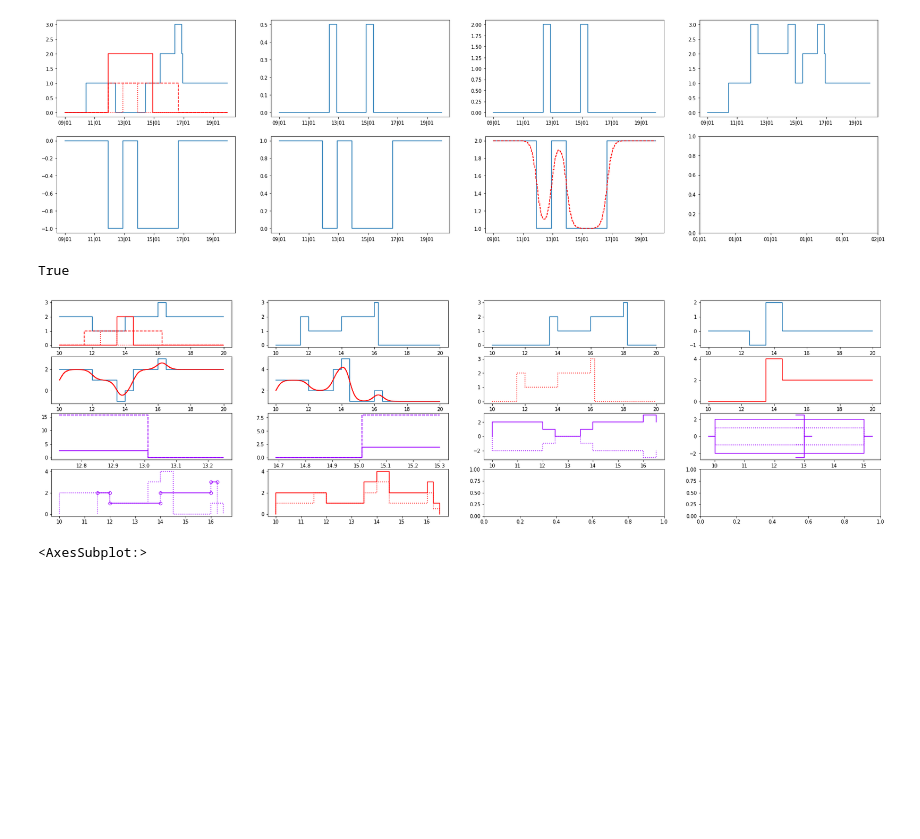
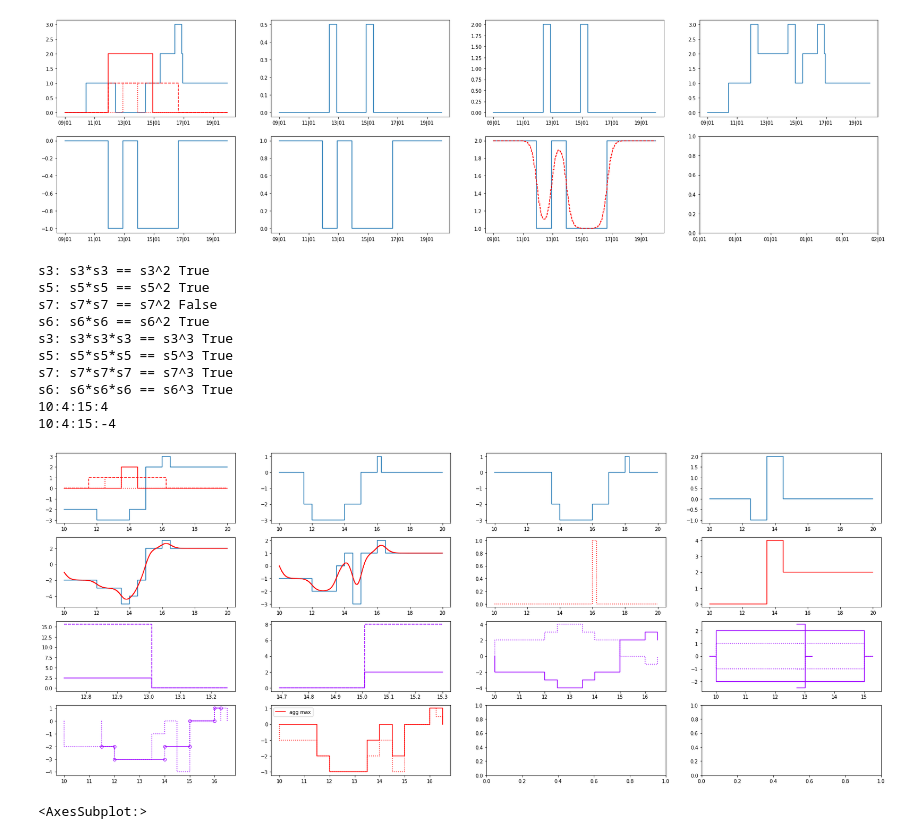
Before and after one commit to probability/topicmodelunderstanding, a Jupyter notebook: Notebooks/operations tests.ipynb, the cells around one changed output. Drawn from its saved outputs; the diff is of its cells as text; code cells hidden in the pictures; blank space fills up the shorter version.

```diff
--- a/Notebooks/operations tests.ipynb
+++ b/Notebooks/operations tests.ipynb
@@ -49,9 +49,9 @@ axr2[3].xaxis.set_major_formatter(date_form)
 [figure]
 # %%
 t = np.arange(10,20,0.01)
-fig, (axr1,axr2,axr3,axr4) = plt.subplots(ncols = 4, nrows=4, figsize=(30,8))
+fig, (axr1,axr2,axr3,axr4) = plt.subplots(ncols = 4, nrows=4, figsize=(30,12))
 
-s1 = Step(start=10,end=15,weight=2)
+s1 = Step(start=10,end=15,weight=-2)
 s2 = Step(start=12,weight=-1)
 s3 = Step(end=13,weight=2.5)
 s4 = Step(start=14,end=16.5)
@@ -99,37 +99,58 @@ s3.normalise().plot(ax=axr3[3],linestyle=':')
 
 s3.reflect().plot(ax=axr3[3])
 s3.reflect().normalise().plot(ax=axr3[3],linestyle=':')
 
 
 s3.plot(ax=axr3[0])
 (s3**3).plot(ax=axr3[0],linestyle='--')
 (s3*s3*s3).plot(ax=axr3[0],linestyle=':')
 
 s5.plot(ax=axr3[1])
 (s5**3).plot(ax=axr3[1],linestyle='--')
 (s5*s5*s5).plot(ax=axr3[1],linestyle=':')
 
 
 #((s1*3*((s1*1.5)>>3))**2).plot(ax=axr3[2])
 # st.plot(ax=axr3[3])
 # ((st**2)).plot(ax=axr3[3],linestyle=':')
 # ((st*st)).plot(ax=axr3[3],linestyle='-.')
 
 comp1 = st+st2
 comp2 = st*s9
 
 agg_st = Steps.aggregate([comp1,comp2],np.max)
 agg_st2 = Steps.aggregate([comp1,comp2],np.mean)
 
 comp1.plot(ax=axr4[0],linestyle=':')
 comp2.plot(ax=axr4[0],method='pretty')
-agg_st.plot(ax=axr4[1],color='r')
+agg_st.plot(ax=axr4[1],color='r',label='agg max')
 agg_st2.plot(ax=axr4[1],color='r',linestyle=':')
 
-(s3**2) == (s3*s3)
+axr4[1].legend()
+print('s3: s3*s3 == s3^2',(s3**2) == (s3*s3))
+print('s5: s5*s5 == s5^2',(s5**2) == (s5*s5))
+print('s7: s7*s7 == s7^2',(s7**2) == (s7*s7))
+print('s6: s6*s6 == s6^2',(s6**2) == (s6*s6))
+
+print('s3: s3*s3*s3 == s3^3',(s3**3) == (s3*s3*s3))
+print('s5: s5*s5*s5 == s5^3',(s5**3) == (s5*s5*s5))
+print('s7: s7*s7*s7 == s7^3',(s7**3) == (s7*s7*s7))
+print('s6: s6*s6*s6 == s6^3',(s6**3) == (s6*s6*s6))
+
+print(s1**2)
+print(s1*s1)
 # %% [output]
-True
+s3: s3*s3 == s3^2 True
+s5: s5*s5 == s5^2 True
+s7: s7*s7 == s7^2 False
+s6: s6*s6 == s6^2 True
+s3: s3*s3*s3 == s3^3 True
+s5: s5*s5*s5 == s5^3 True
+s7: s7*s7*s7 == s7^3 True
+s6: s6*s6*s6 == s6^3 True
+10:4:15:4
+10:4:15:-4
-[figure, old version]
+[figure, new version]
 # %%
 agg_st_dict = agg_st.to_dict(False)
 agg_st_dict_cum = agg_st.to_dict()
```
Also changed, not shown: 1 other file.
